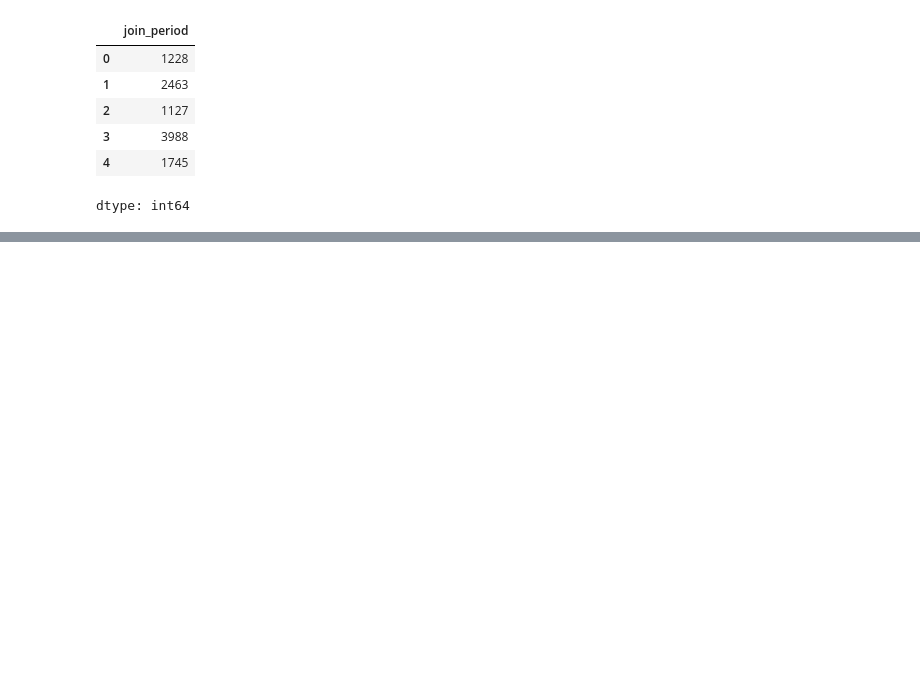
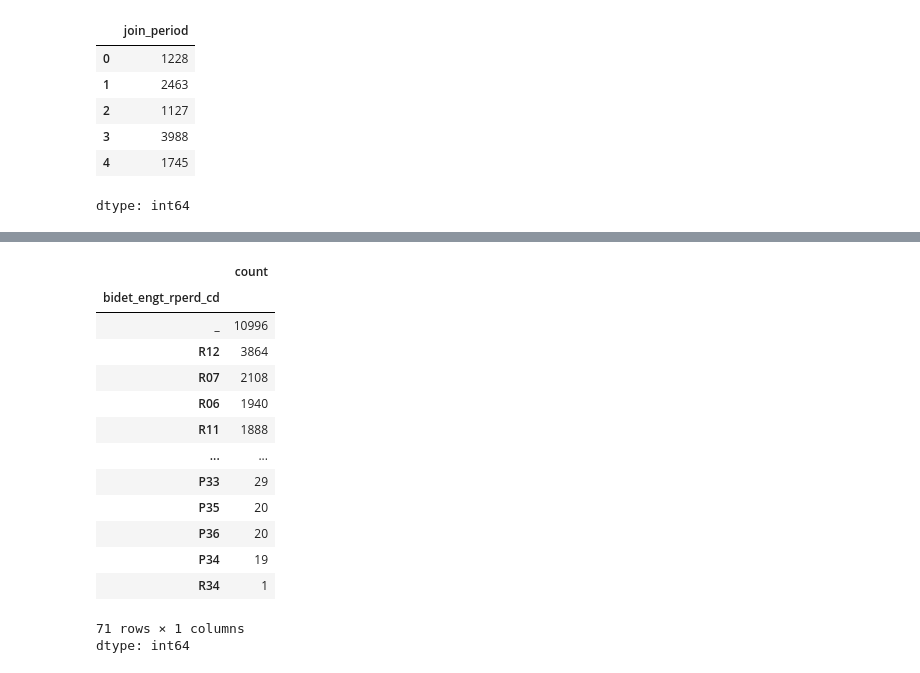
Before and after one commit to sujeengim/mini-ai-study, a Jupyter notebook: practice/prediction/customer_prediction.ipynb, the cells around one changed output, grey strips where cells are left out. Saved outputs shown, nothing was run; the diff lists cells and outputs as text; code cells hidden in the pictures; blank space fills up the shorter version.

```diff
--- a/practice/prediction/customer_prediction.ipynb
+++ b/practice/prediction/customer_prediction.ipynb
@@ -457,0 +546,18 @@ dtype: int64
+# %%
+train_data['bidet_engt_rperd_cd'].value_counts()
+# %% [output]
+|  | count |
+| bidet_engt_rperd_cd |  |
+| _ | 10996 |
+| R12 | 3864 |
+| R07 | 2108 |
+| R06 | 1940 |
+| R11 | 1888 |
+| ... | ... |
+| P33 | 29 |
+| P35 | 20 |
+| P36 | 20 |
+| P34 | 19 |
+| R34 | 1 |
+71 rows × 1 columns
+dtype: int64
```
Also changed, not shown: parts of 9 cells of this notebook.
